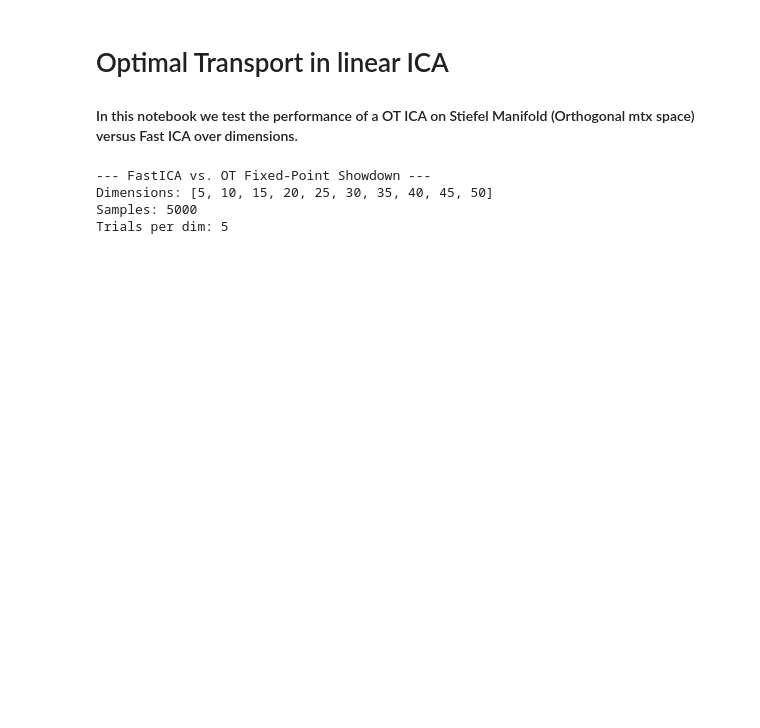
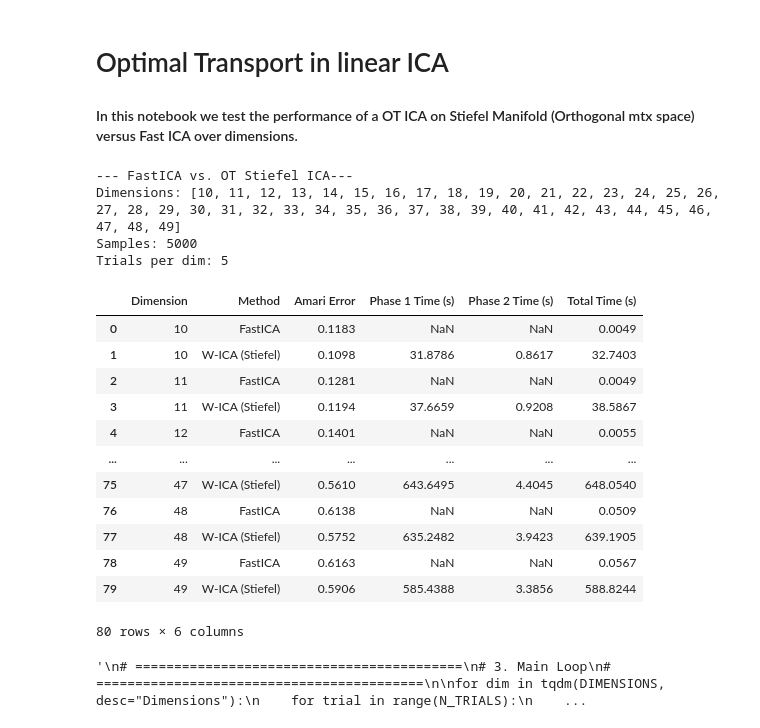
Before and after one commit to ashutoshjha3103/ot_in_linear_ica, a Jupyter notebook: exp/OT_stiefel_manifold_vs_FastICA.ipynb, the cells around one changed output. Saved outputs shown, nothing was run; the diff lists cells and outputs as text; code cells hidden in the pictures; blank space fills up the shorter version.

```diff
--- a/exp/OT_stiefel_manifold_vs_FastICA.ipynb
+++ b/exp/OT_stiefel_manifold_vs_FastICA.ipynb
@@ -58,18 +60,18 @@ def generate_dataset(n_dim, n_samples, seed=None):
 # ==========================================
 
 # Test a range of dimensions up to 30
-DIMENSIONS = [n for n in range(5, 51, 5)]  # Varying D
+DIMENSIONS = [n for n in range(10, 50)]  # Varying D
 N_SAMPLES = 5000
 N_TRIALS = 5  # Run multiple trials for error bars
 
-print(f"--- FastICA vs. OT Fixed-Point Showdown ---")
+print(f"--- FastICA vs. OT Stiefel ICA---")
 print(f"Dimensions: {DIMENSIONS}")
 print(f"Samples: {N_SAMPLES}")
 print(f"Trials per dim: {N_TRIALS}")
 
 results = []
 # %% [output]
---- FastICA vs. OT Fixed-Point Showdown ---
-Dimensions: [5, 10, 15, 20, 25, 30, 35, 40, 45, 50]
+--- FastICA vs. OT Stiefel ICA---
+Dimensions: [10, 11, 12, 13, 14, 15, 16, 17, 18, 19, 20, 21, 22, 23, 24, 25, 26, 27, 28, 29, 30, 31, 32, 33, 34, 35, 36, 37, 38, 39, 40, 41, 42, 43, 44, 45, 46, 47, 48, 49]
 Samples: 5000
 Trials per dim: 5
@@ -76,4 +170,46 @@ Trials per dim: 5
+# %%
+# ==========================================
+# 4. Execute Main Loop with Joblib
+# ==========================================
+# Create a flat list of arguments for all 200 tasks
+tasks = [(dim, trial, N_SAMPLES) for dim in DIMENSIONS for trial in range(N_TRIALS)]
+
+# Execute tasks in parallel across 12 processes
+results_nested = Parallel(n_jobs=12)(
+    delayed(run_single_trial)(dim, trial, n_samples)
+    for dim, trial, n_samples in tqdm(tasks, desc="Running Trials Parallel")
+)
+
+# Flatten the nested list of results
+results = [item for sublist in results_nested for item in sublist]
+
+# ==========================================
+# 5. Reporting the Time & Accuracy Table
+# ==========================================
+df = pd.DataFrame(results)
+
+# Group by Dimension and Method to get the average across trials
+summary_table = df.groupby(['Dimension', 'Method']).mean().reset_index()
+
+# Formatting for a clean read
+pd.set_option('display.float_format', lambda x: '%.4f' % x)
+display(summary_table[['Dimension', 'Method', 'Amari Error', 'Phase 1 Time (s)', 'Phase 2 Time (s)', 'Total Time (s)']])
+# %% [output]
+|  | Dimension | Method | Amari Error | Phase 1 Time (s) | Phase 2 Time (s) | Total Time (s) |
+| 0 | 10 | FastICA | 0.1183 | NaN | NaN | 0.0049 |
+| 1 | 10 | W-ICA (Stiefel) | 0.1098 | 31.8786 | 0.8617 | 32.7403 |
+| 2 | 11 | FastICA | 0.1281 | NaN | NaN | 0.0049 |
+| 3 | 11 | W-ICA (Stiefel) | 0.1194 | 37.6659 | 0.9208 | 38.5867 |
+| 4 | 12 | FastICA | 0.1401 | NaN | NaN | 0.0055 |
+| ... | ... | ... | ... | ... | ... | ... |
+| 75 | 47 | W-ICA (Stiefel) | 0.5610 | 643.6495 | 4.4045 | 648.0540 |
+| 76 | 48 | FastICA | 0.6138 | NaN | NaN | 0.0509 |
+| 77 | 48 | W-ICA (Stiefel) | 0.5752 | 635.2482 | 3.9423 | 639.1905 |
+| 78 | 49 | FastICA | 0.6163 | NaN | NaN | 0.0567 |
+| 79 | 49 | W-ICA (Stiefel) | 0.5906 | 585.4388 | 3.3856 | 588.8244 |
+80 rows × 6 columns
 # %%
+"""
 # ==========================================
 # 3. Main Loop
 # ==========================================
@@ -101,18 +237,7 @@ for dim in tqdm(DIMENSIONS, desc="Dimensions"):
         ica.whiten()
         W_white_np = ica.W_white.cpu().numpy()
 
-        # 4. Wasserstein Fixed-Point (Cold Start - Random)
-        try:
-            # We don't pass init_w, so it starts random
-            W_sphere_cold = ica.optimize_fixed_point(n_components=dim, max_iter=100, tol=1e-5)
-            W_wass_cold_total = W_sphere_cold.cpu().numpy() @ W_white_np
-            score_cold = amari_error(W_wass_cold_total, A_true)
-        except Exception as e:
-            score_cold = np.nan
-
-        results.append({'Dimension': dim, 'Method': 'W-ICA (Cold Start)', 'Amari Error': score_cold})
-
-        # 5. Standalone WassersteinICA (Phase 1 + Stiefel Manifold Polish)
+        # 4. Standalone WassersteinICA (Phase 1 + Stiefel Manifold Polish)
         try:
             # PHASE 1: Robust Deflation (Find the mountains)
             extracted_ws = []
@@ -142,4 +267,7 @@ for dim in tqdm(DIMENSIONS, desc="Dimensions"):
             score_wass = np.nan
 
         results.append({'Dimension': dim, 'Method': 'W-ICA (Stiefel)', 'Amari Error': score_wass})
+"""
+# %% [output]
+'\n# ==========================================\n# 3. Main Loop\n# ==========================================\n\nfor dim in tqdm(DIMENSIONS, desc="Dimensions"):\n    for trial in range(N_TRIALS):\n    ...
 # %%
```
Also changed, not shown: parts of 3 cells of this notebook.
